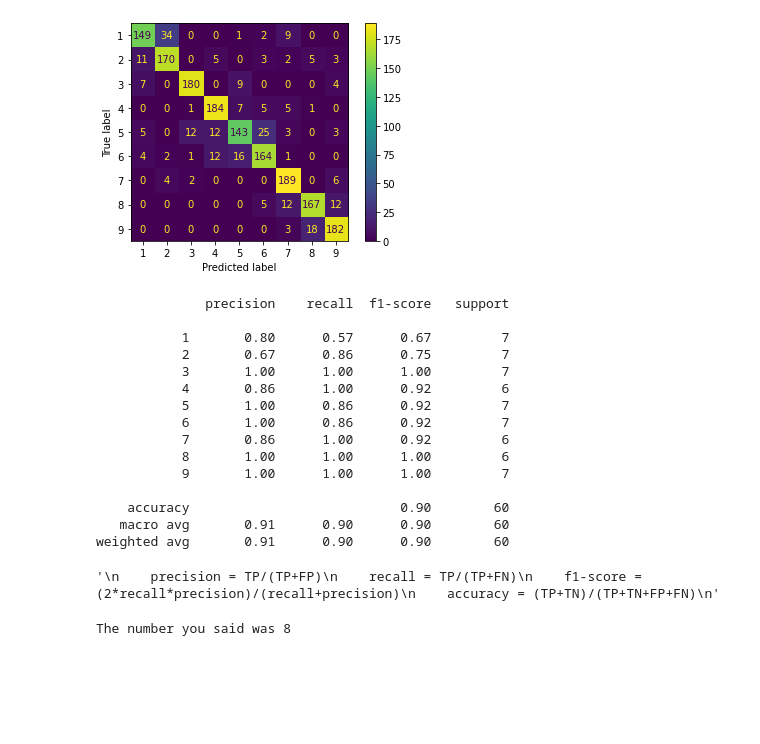
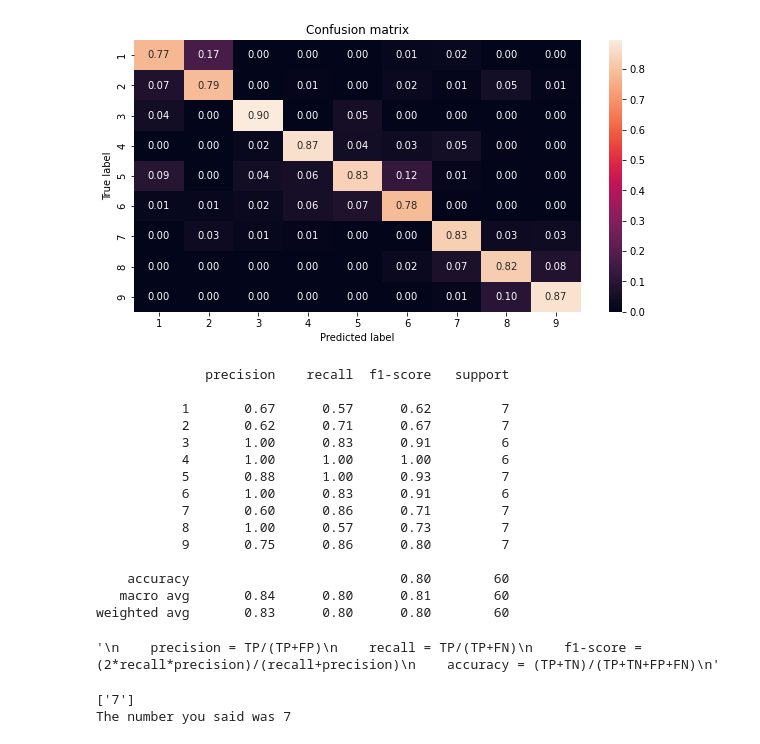
Before and after one commit to alluvm/speech_processing, a Jupyter notebook: processing.ipynb, the cells around one changed output. Saved outputs shown, nothing was run; the diff lists cells and outputs as text; code cells hidden in the pictures; blank space fills up the shorter version.

Commit message:
Normalized confusion matrix

```diff
--- a/processing.ipynb
+++ b/processing.ipynb
@@ -215,9 +217,9 @@ y = dataset.index
 
 results = []
 
-labels = []
-for i in range(1,10):
-    labels.append(str(i))
+labels = [str(i) for i in range(1,10)]
+
+
 cms = np.zeros(shape=(9,9))
 clrs = []
 
@@ -246,10 +248,3 @@ for i in range(30):
     clrs.append(classification_report(y_test, y_pred, target_names=labels))
 
     results.append(cross_val_score(model, X, y, cv=5).mean())
-
-plt.plot(results)
-plt.ylim(0,1)
-plt.ylabel("accuracy")
-plt.xlabel("iteration")
-plt.title("Prediction accuracy")
-plt.show()
@@ -258,35 +260,48 @@ plt.show()
 # %%
-disp = ConfusionMatrixDisplay(confusion_matrix = cms, display_labels=labels)
-disp.plot(values_format='g')
+import seaborn as sns
+
+cms = cms / cms.sum(axis=0)
+#disp = ConfusionMatrixDisplay(confusion_matrix = cms, display_labels=labels)
+
+plt.subplots(figsize=(10,5))
+sns.heatmap(cms, annot=True,
+           fmt=".2f",
+           xticklabels = labels,
+           yticklabels = labels)
+plt.title("Confusion matrix")
+plt.xlabel("Predicted label")
+plt.ylabel("True label")
+plt.savefig("CM")
 plt.show()
 
 print(clrs[-1])
 """
     precision = TP/(TP+FP)
     recall = TP/(TP+FN)
     f1-score = (2*recall*precision)/(recall+precision)
     accuracy = (TP+TN)/(TP+TN+FP+FN)
 """
 # %% [output]
-[figure, old version]
+[figure, new version]
               precision    recall  f1-score   support
 
-           1       0.80      0.57      0.67         7
-           2       0.67      0.86      0.75         7
-           3       1.00      1.00      1.00         7
-           4       0.86      1.00      0.92         6
-           5       1.00      0.86      0.92         7
-           6       1.00      0.86      0.92         7
-           7       0.86      1.00      0.92         6
-           8       1.00      1.00      1.00         6
-           9       1.00      1.00      1.00         7
+           1       0.67      0.57      0.62         7
+           2       0.62      0.71      0.67         7
+           3       1.00      0.83      0.91         6
+           4       1.00      1.00      1.00         6
+           5       0.88      1.00      0.93         7
+           6       1.00      0.83      0.91         6
+           7       0.60      0.86      0.71         7
+           8       1.00      0.57      0.73         7
+           9       0.75      0.86      0.80         7
 
-    accuracy                           0.90        60
-   macro avg       0.91      0.90      0.90        60
-weighted avg       0.91      0.90      0.90        60
+    accuracy                           0.80        60
+   macro avg       0.84      0.80      0.81        60
+weighted avg       0.83      0.80      0.80        60
 '\n    precision = TP/(TP+FP)\n    recall = TP/(TP+FN)\n    f1-score = (2*recall*precision)/(recall+precision)\n    accuracy = (TP+TN)/(TP+TN+FP+FN)\n'
 # %%
-prediction = predict_input("kahdeksan_r",model,scaler)
+prediction = predict_input("seitsemän_t",model,scaler)
 print(f"The number you said was {prediction}")
 # %% [output]
-The number you said was 8
+['7']
+The number you said was 7
```
Also changed, not shown: parts of 4 cells of this notebook, 2 other files.
